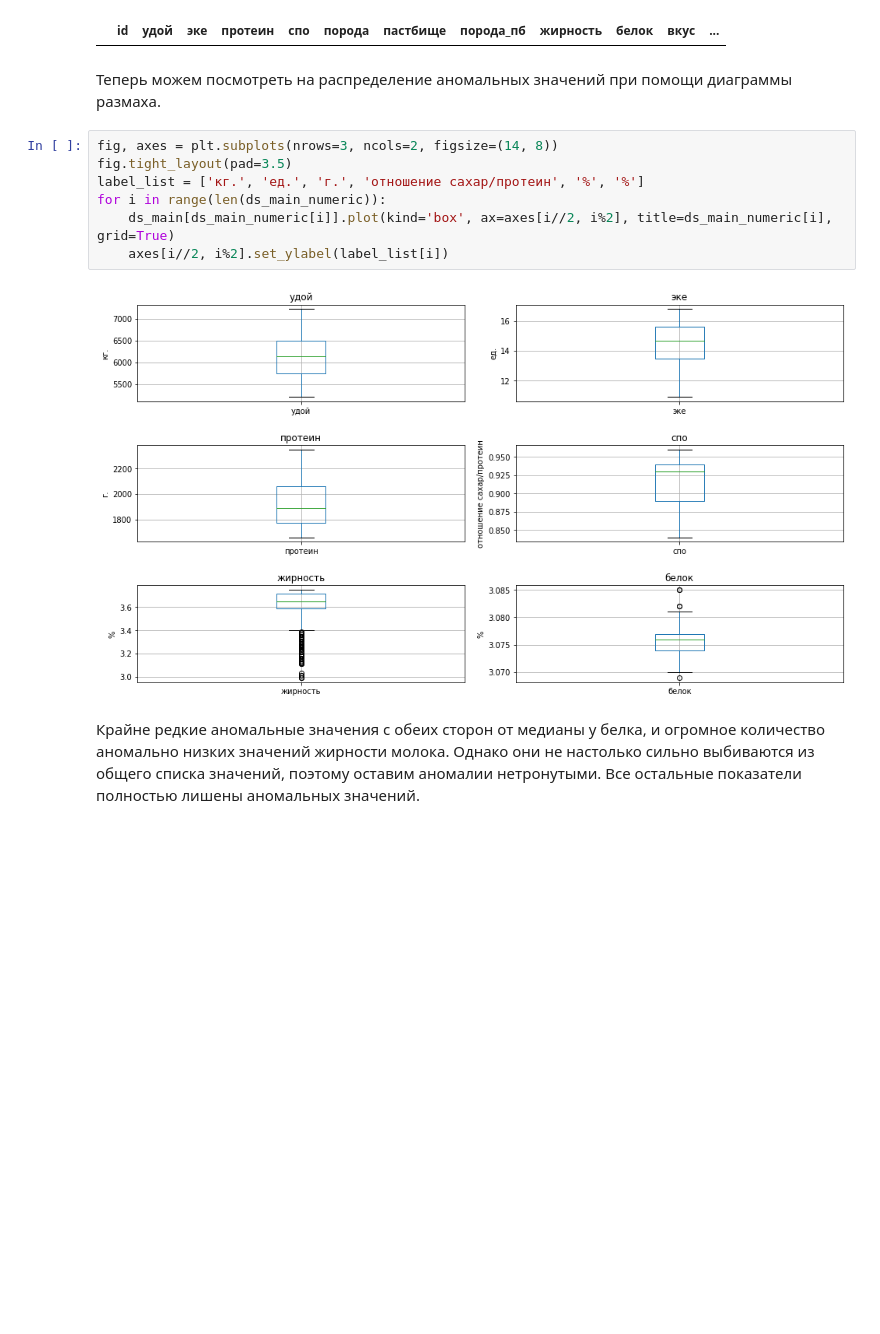
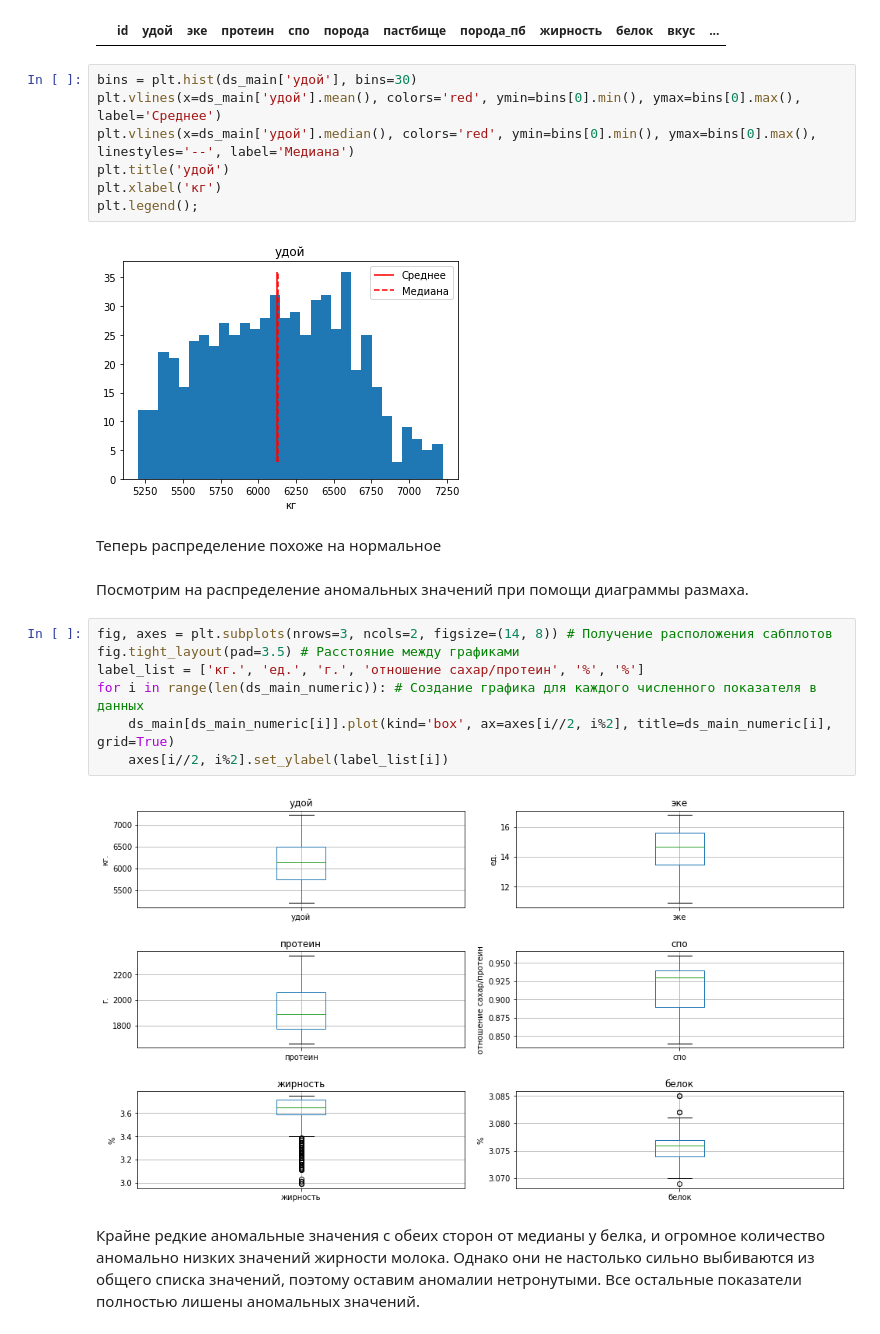
Before and after one commit to Maksim1004/data_science_studying, a Jupyter notebook: cows_and_machine_learning.ipynb, the cells around one changed output. Cells and saved outputs as stored; diff of their text form; blank space fills up the shorter version.

```diff
--- a/cows_and_machine_learning.ipynb
+++ b/cows_and_machine_learning.ipynb
@@ -343,13 +353,24 @@ ds_main = ds_main[ds_main['удой']<10000]
 ds_main[ds_main['id'] == 17]
 # %% [output]
 |  | id | удой | эке | протеин | спо | порода | пастбище | порода_пб | жирность | белок | вкус | ... |
+# %%
+bins = plt.hist(ds_main['удой'], bins=30)
+plt.vlines(x=ds_main['удой'].mean(), colors='red', ymin=bins[0].min(), ymax=bins[0].max(), label='Среднее')
+plt.vlines(x=ds_main['удой'].median(), colors='red', ymin=bins[0].min(), ymax=bins[0].max(), linestyles='--', label='Медиана')
+plt.title('удой')
+plt.xlabel('кг')
+plt.legend();
+# %% [output]
+[figure, added]
+# %% [markdown]
+Теперь распределение похоже на нормальное
 # %% [markdown]
-Теперь можем посмотреть на распределение аномальных значений при помощи диаграммы размаха.
+Посмотрим на распределение аномальных значений при помощи диаграммы размаха.
 # %%
-fig, axes = plt.subplots(nrows=3, ncols=2, figsize=(14, 8))
-fig.tight_layout(pad=3.5)
+fig, axes = plt.subplots(nrows=3, ncols=2, figsize=(14, 8)) # Получение расположения сабплотов
+fig.tight_layout(pad=3.5) # Расстояние между графиками
 label_list = ['кг.', 'ед.', 'г.', 'отношение сахар/протеин', '%', '%']
-for i in range(len(ds_main_numeric)):
+for i in range(len(ds_main_numeric)): # Создание графика для каждого численного показателя в данных
     ds_main[ds_main_numeric[i]].plot(kind='box', ax=axes[i//2, i%2], title=ds_main_numeric[i], grid=True)
     axes[i//2, i%2].set_ylabel(label_list[i])
 # %% [output]
```
Also changed, not shown: parts of 23 cells of this notebook.
